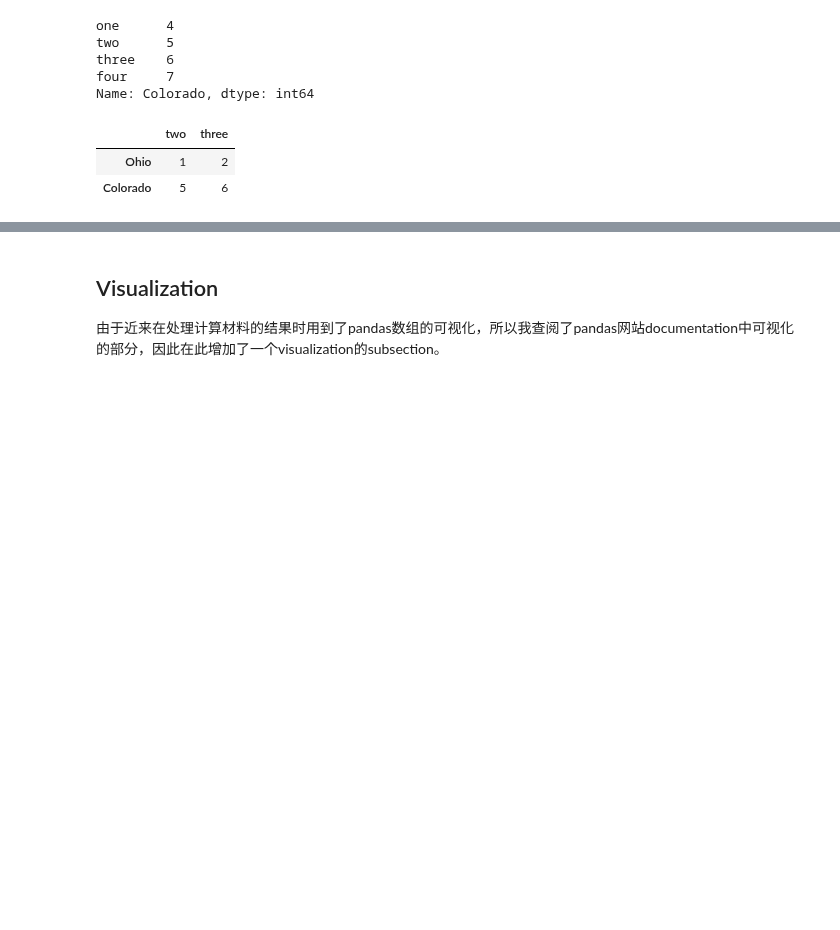
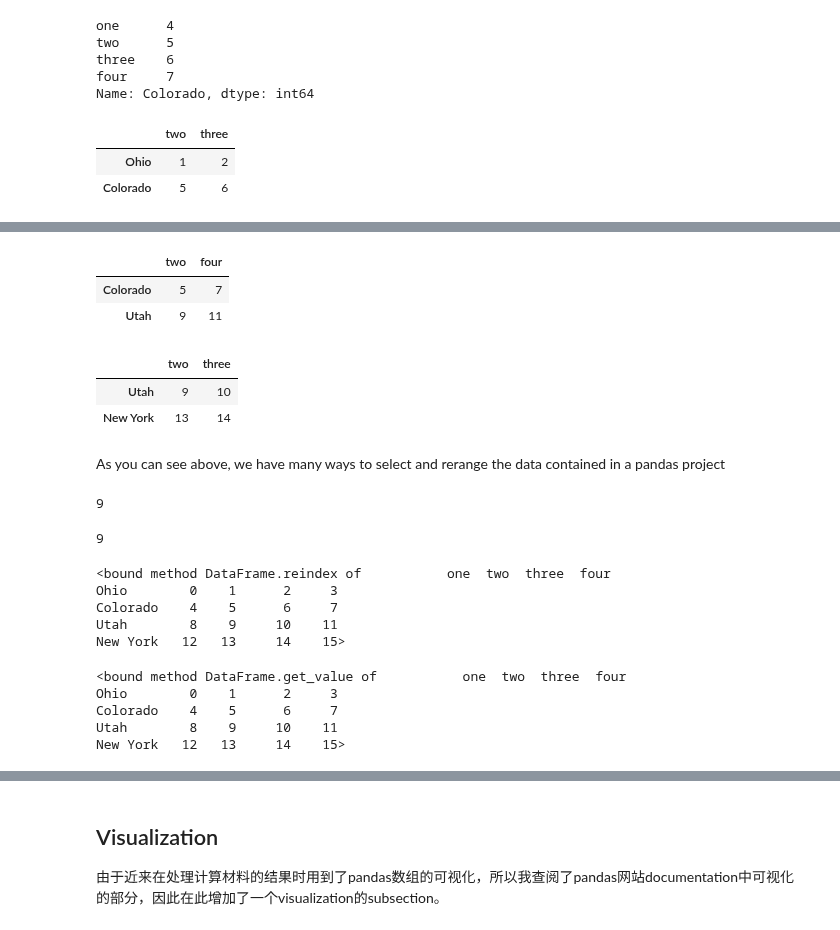
Before and after one commit to yw-fang/readingnotes, a Jupyter notebook: machine-learning/McKinney-pythonbook2013/chapter05-note.ipynb, the cells around one changed output, grey strips where cells are left out. Drawn from its saved outputs; the diff is of its cells as text; code cells hidden in the pictures; blank space fills up the shorter version.

Commit message:
Selection with loc and iloc

```diff
--- a/machine-learning/McKinney-pythonbook2013/chapter05-note.ipynb
+++ b/machine-learning/McKinney-pythonbook2013/chapter05-note.ipynb
@@ -886,0 +889,38 @@ data.loc[:"Colorado", ['two', 'three']]
+# %%
+data.iloc[[1,2],[1, 3]]
+# %% [output]
+|  | two | four |
+| Colorado | 5 | 7 |
+| Utah | 9 | 11 |
+# %%
+data.iloc[:, 1:3][data.three > 6]
+# %% [output]
+|  | two | three |
+| Utah | 9 | 10 |
+| New York | 13 | 14 |
+# %% [markdown]
+As you can see above, we have many ways to select and rerange the data contained in a pandas project
+# %%
+data.at['Utah', 'two']
+# %% [output]
+9
+# %%
+data.iat[2, 1]
+# %% [output]
+9
+# %%
+data.reindex
+# %% [output]
+<bound method DataFrame.reindex of           one  two  three  four
+Ohio        0    1      2     3
+Colorado    4    5      6     7
+Utah        8    9     10    11
+New York   12   13     14    15>
+# %%
+data.get_value
+# %% [output]
+<bound method DataFrame.get_value of           one  two  three  four
+Ohio        0    1      2     3
+Colorado    4    5      6     7
+Utah        8    9     10    11
+New York   12   13     14    15>
```
Also changed, not shown: parts of 4 cells of this notebook.
